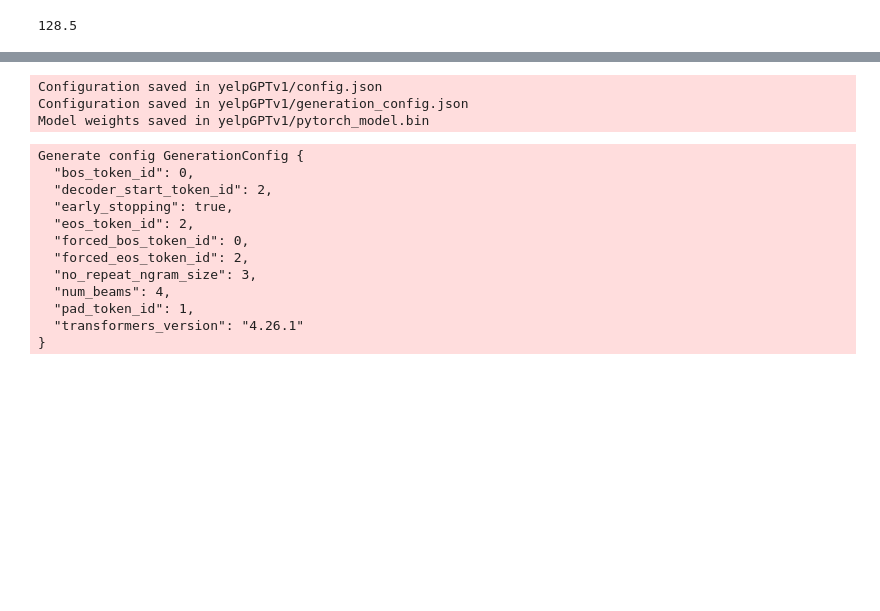
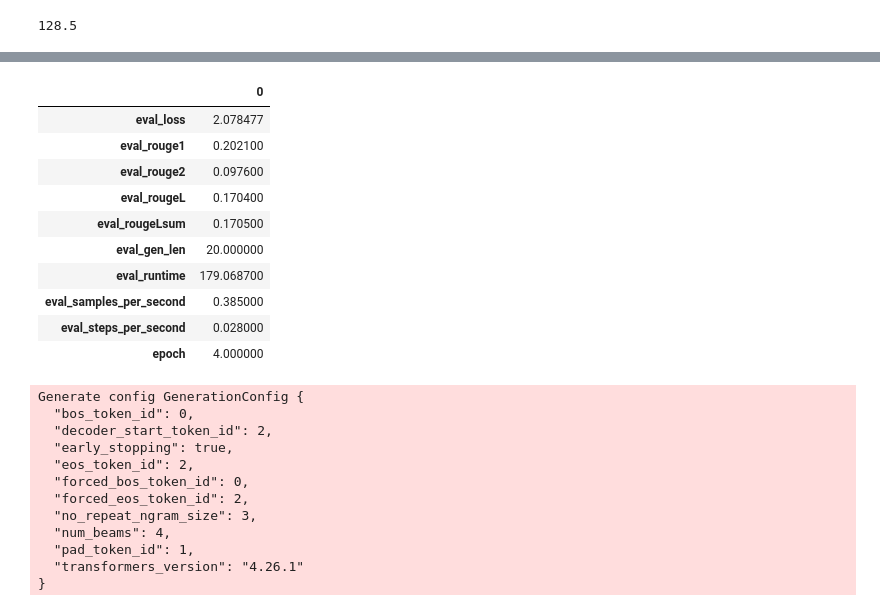
Before and after one commit to kayhanliao/DimSummary, a Jupyter notebook: bart_experiments/Bart Notebook.ipynb, the cells around one changed output, grey strips where cells are left out. Cells and saved outputs as stored; diff of their text form; code cells hidden in the pictures; blank space fills up the shorter version.

```diff
--- a/bart_experiments/Bart Notebook.ipynb
+++ b/bart_experiments/Bart Notebook.ipynb
@@ -205,11 +303,18 @@ input_ = dataset['test']['review'][1]
 # %%
 encoded = tokenizer.encode(input_,return_tensors='pt',max_length=1024)
 # %%
-tuned_model.save_pretrained('yelpGPTv1')
 # %% [output]
-Configuration saved in yelpGPTv1/config.json
-Configuration saved in yelpGPTv1/generation_config.json
-Model weights saved in yelpGPTv1/pytorch_model.bin
+|  | 0 |
+| eval_loss | 2.078477 |
+| eval_rouge1 | 0.202100 |
+| eval_rouge2 | 0.097600 |
+| eval_rougeL | 0.170400 |
+| eval_rougeLsum | 0.170500 |
+| eval_gen_len | 20.000000 |
+| eval_runtime | 179.068700 |
+| eval_samples_per_second | 0.385000 |
+| eval_steps_per_second | 0.028000 |
+| epoch | 4.000000 |
 # %%
 output = tuned_model.generate(input_ids=encoded,max_length=150)
 # %% [output]
```
Also changed, not shown: parts of 20 cells of this notebook, 8 other files.
